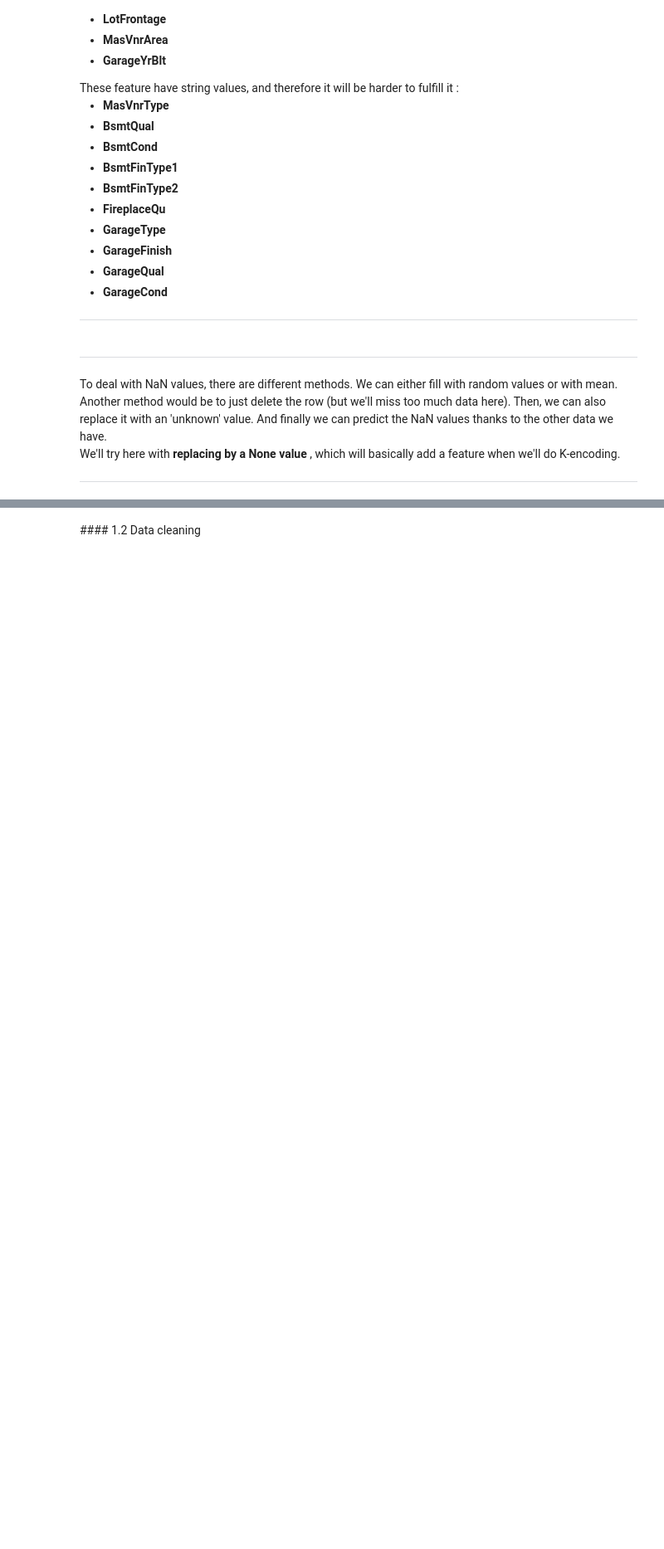
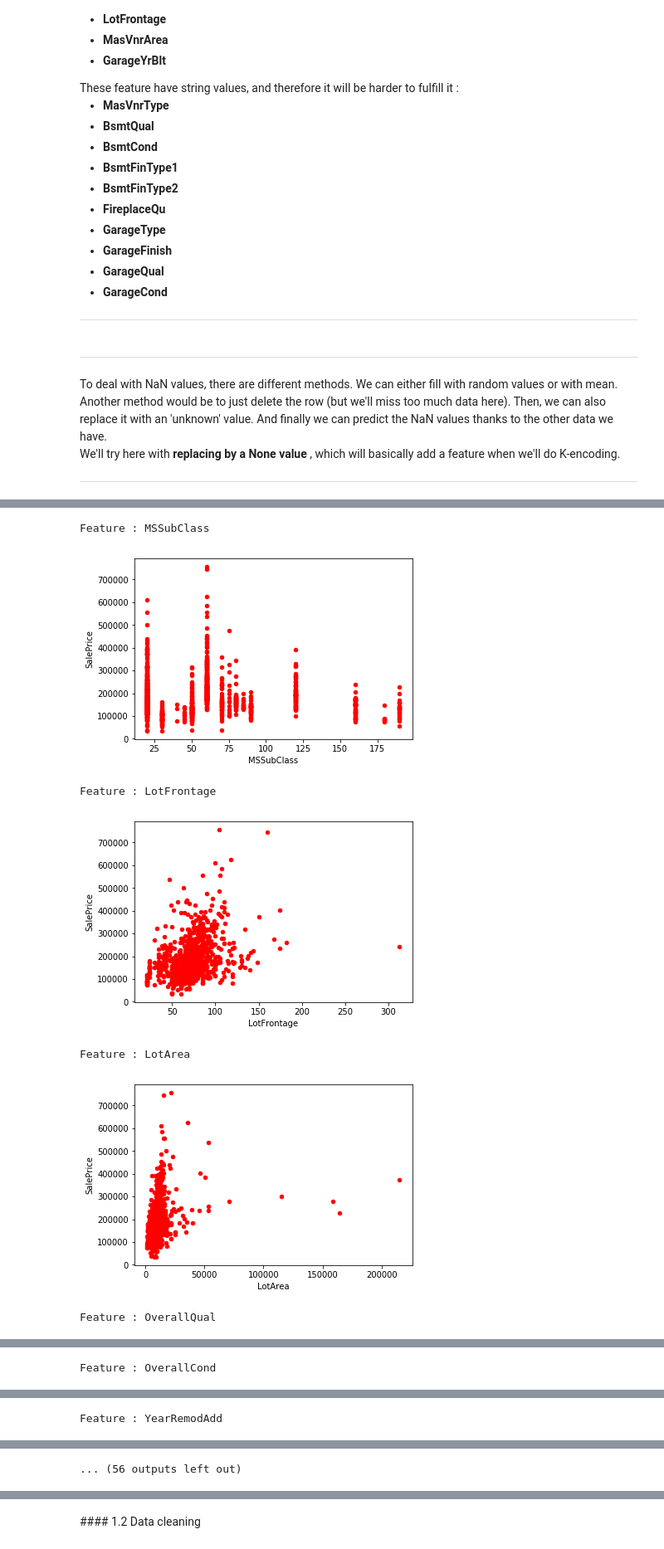
Before and after one commit to Makubu/AML, a Jupyter notebook: Chall2_Houses_Prediction/house_pricing_challenge.ipynb, the cells around one changed output, grey strips where cells are left out. Shown: that part at 83% size. Saved outputs shown, nothing was run; the diff lists cells and outputs as text; code cells hidden in the pictures; blank space fills up the shorter version.

```diff
--- a/Chall2_Houses_Prediction/house_pricing_challenge.ipynb
+++ b/Chall2_Houses_Prediction/house_pricing_challenge.ipynb
@@ -507,4 +497,4 @@ features_to_convert = ['Street','Utilities','ExterQual','ExterCond','BsmtQual','
 # %%
 features_to_encode = ['MSZoning','LotShape','LandContour','LotConfig','Neighborhood','Condition1',\
-                     'Condition2','BldgType','RoofStyle','RoofMatl','Exterior1st','Exterior2nd',\
+                     'Condition2','BldgType','RoofStyle','RoofMatl','Exterior1st','Exterior2nd','SaleType',
                      'MasVnrType','Foundation','Heating','Electrical','GarageType','PavedDrive','SaleCondition']
@@ -561,0 +505,10 @@ array([[1., 0.],
+# %%
+# Print the disctinct values and create the list of dictionnaries
+dic = []
+for feature in features_to_convert :
+    unique_values = dataset[feature].unique()
+    print(str(feature) + ' : {}'.format(unique_values) )
+    current_dic = {}
+    for index,value in enumerate(unique_values)  :
+        current_dic[value] = index
+    dic.append(current_dic)
@@ -561,0 +567,4 @@ array([[1., 0.],
+# %%
+# Then replace it in the dataset
+for index,feature in enumerate(features_to_convert) :
+    dataset[feature].replace(dic[index], inplace=True)
@@ -561,0 +585,14 @@ array([[1., 0.],
+# %%
+# Loop over the features and K encode it
+new_dataset = pd.DataFrame()
+# Encode the features
+for feature in features_to_encode :
+
+    new_columns = pd.get_dummies(dataset[feature], prefix_sep='_', drop_first=False, prefix = feature)
+    new_dataset = pd.concat([new_dataset, new_columns], ignore_index=False, axis = 1)
+    dataset.drop(feature, inplace=True,axis=1)
+
+
+# Add it to the dataset
+
+dataset = pd.concat([dataset, new_dataset], axis=1)
@@ -561,0 +638,14 @@ array([[1., 0.],
+# %%
+# Plot the Saleprice depending on the float features
+for feature in float_features :
+    print('Feature : {}'.format(feature))
+    dataset.plot(kind = 'scatter', x=feature,y='SalePrice' , color = 'r')
+    plt.show()
+# %% [output]
+Feature : MSSubClass
+[figure, added]
+Feature : LotFrontage
+[figure, added]
+Feature : LotArea
+[figure, added]
+Feature : OverallQual
@@ -561,0 +653 @@ array([[1., 0.],
+Feature : OverallCond
@@ -561,0 +655 @@ array([[1., 0.],
+Feature : YearRemodAdd
@@ -561,0 +657 @@ array([[1., 0.],
+... (56 outputs left out)
```
Also changed, not shown: parts of 32 cells of this notebook.
